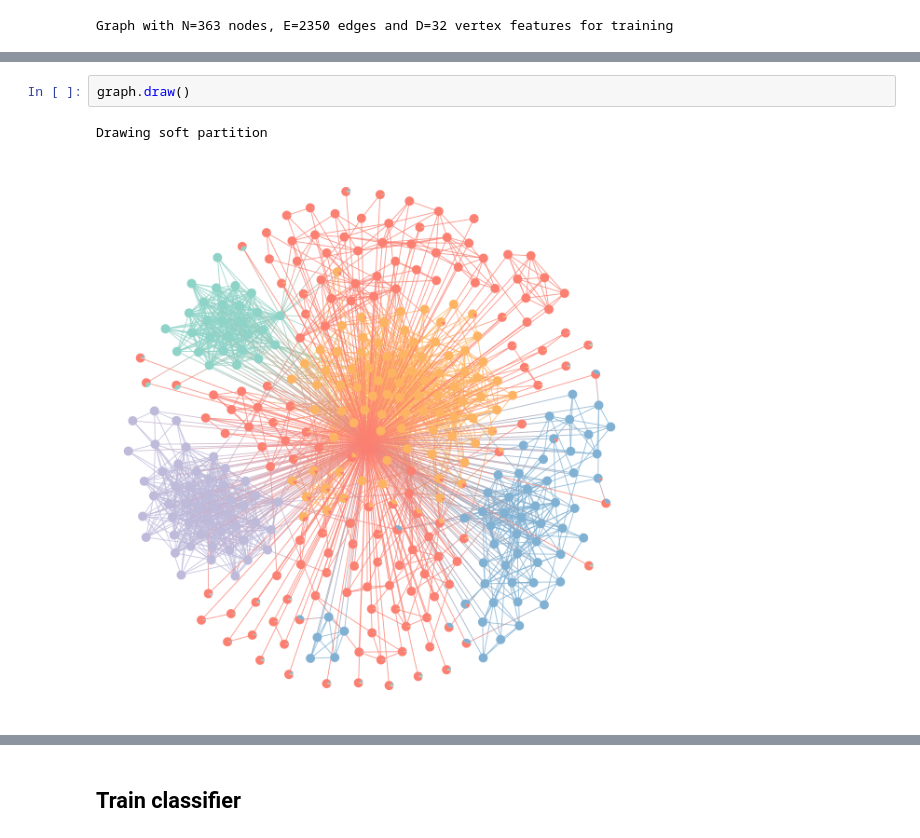
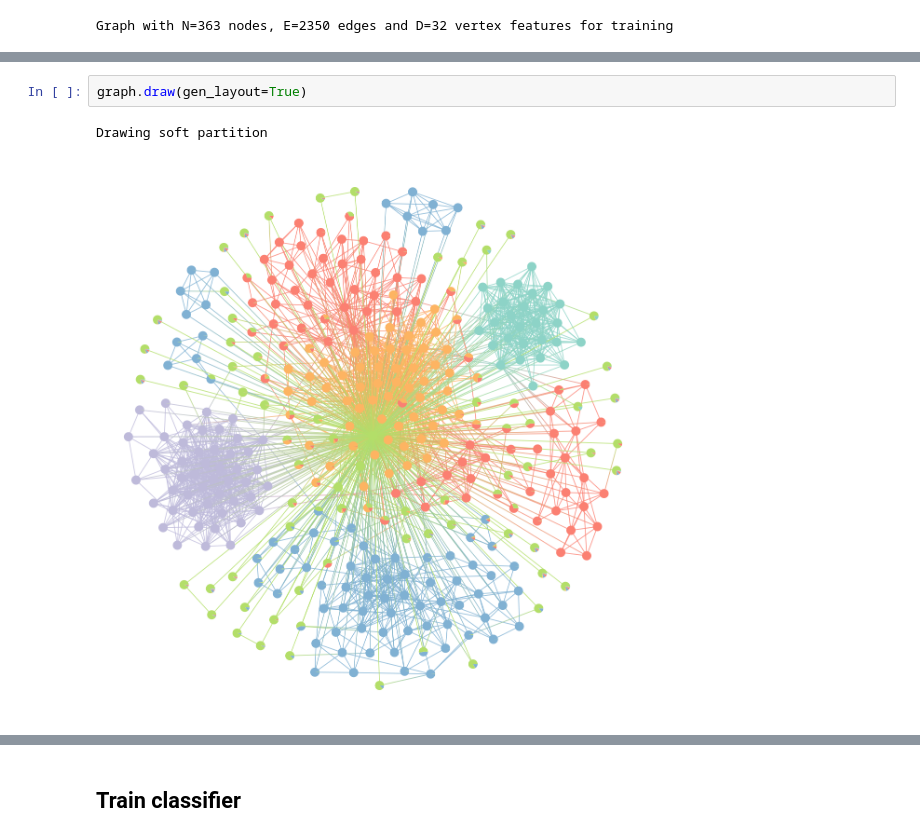
Before and after one commit to LozzaTray/Jormungandr-code, a Jupyter notebook: maier.ipynb, the cells around one changed output, grey strips where cells are left out. Saved outputs shown, nothing was run; the diff lists cells and outputs as text.

```diff
--- a/maier.ipynb
+++ b/maier.ipynb
@@ -28,8 +28,8 @@ graph.mcmc(num_iter=1000)
 # %%
-graph.draw()
+graph.draw(gen_layout=True)
 # %% [output]
 Drawing soft partition
-[figure, old version]
+[figure, new version]
 # %%
 graph.plot_posterior_props()
 # %% [output]
```
Also changed, not shown: parts of 10 cells of this notebook, 5 other files.
